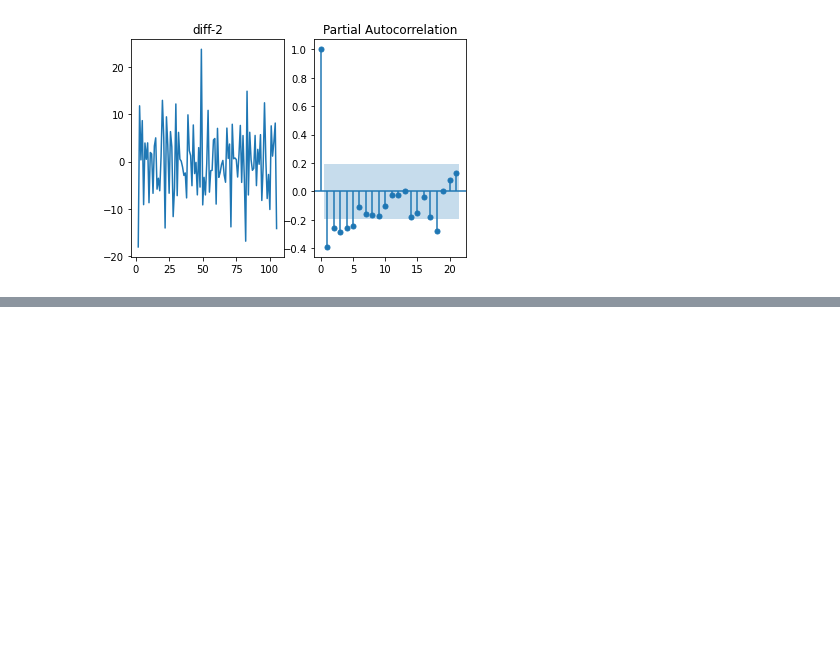
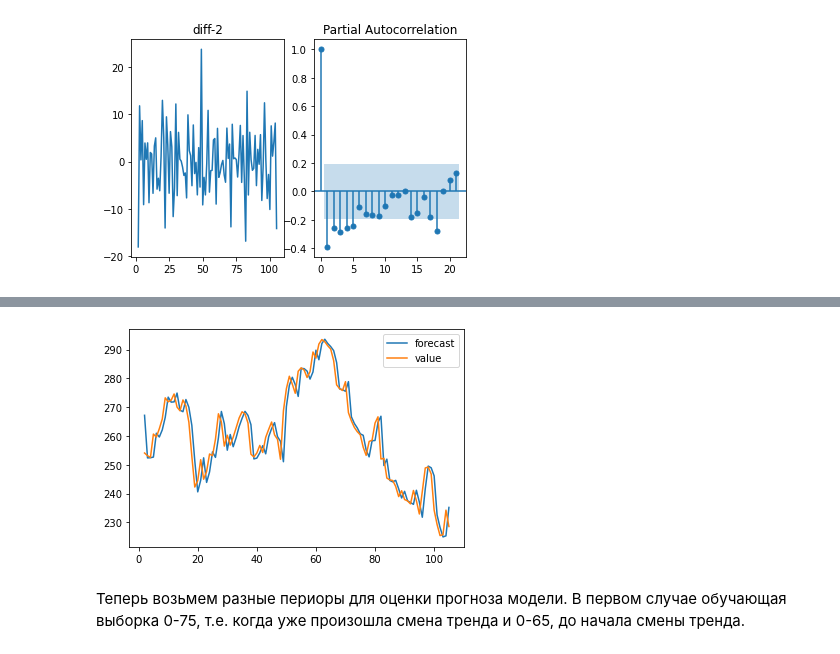
Before and after one commit to Yakushev2022/Time-series, a Jupyter notebook: Models/ARIMA/stock_ARIMA.ipynb, the cells around one changed output, grey strips where cells are left out. Cells and saved outputs as stored; diff of their text form; code cells hidden in the pictures; blank space fills up the shorter version.

```diff
--- a/Models/ARIMA/stock_ARIMA.ipynb
+++ b/Models/ARIMA/stock_ARIMA.ipynb
@@ -123,3 +123,9 @@ plot_pacf(df.value.diff().diff().dropna(), ax=ax2)
 plt.show()
 # %% [output]
 [figure]
+# %%
+import warnings
+from statsmodels.tsa.arima_model import ARIMA
+arima_model = ARIMA(df.value, order=(1,1,2))
+model = arima_model.fit()
+print(model.summary())
@@ -125,0 +167,7 @@ plt.show()
+# %%
+model.plot_predict(dynamic=False)
+plt.show()
+# %% [output]
+[figure, added]
+# %% [markdown]
+Теперь возьмем разные периоры для оценки прогноза модели. В первом случае обучающая выборка 0-75, т.е. когда уже произошла смена тренда и 0-65, до начала смены тренда.
```
Also changed, not shown: parts of 1 cell of this notebook.
